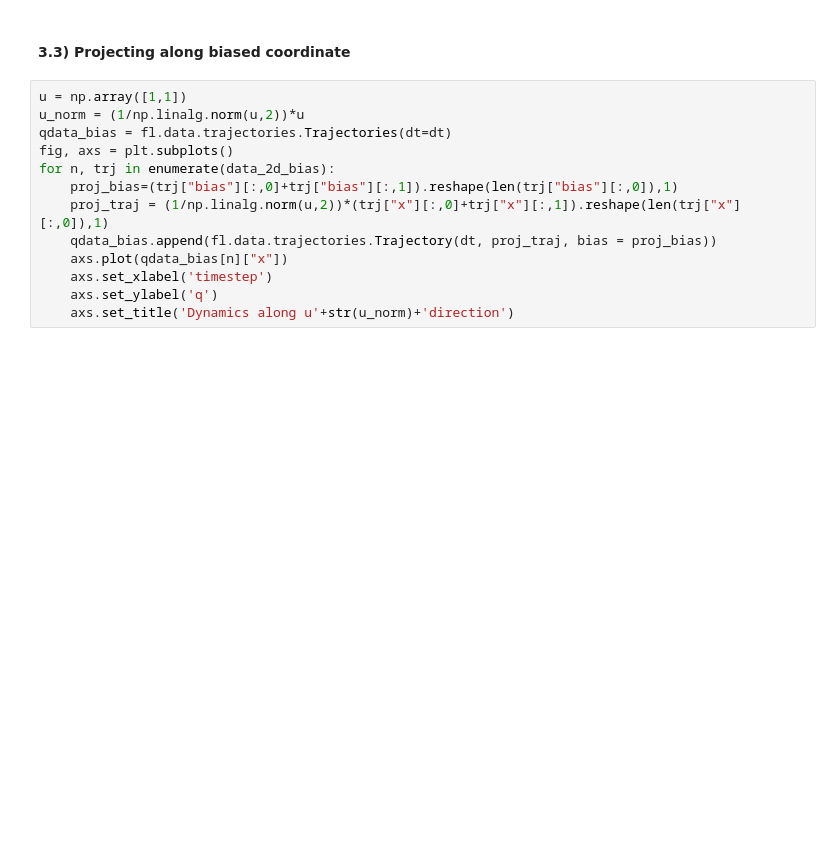
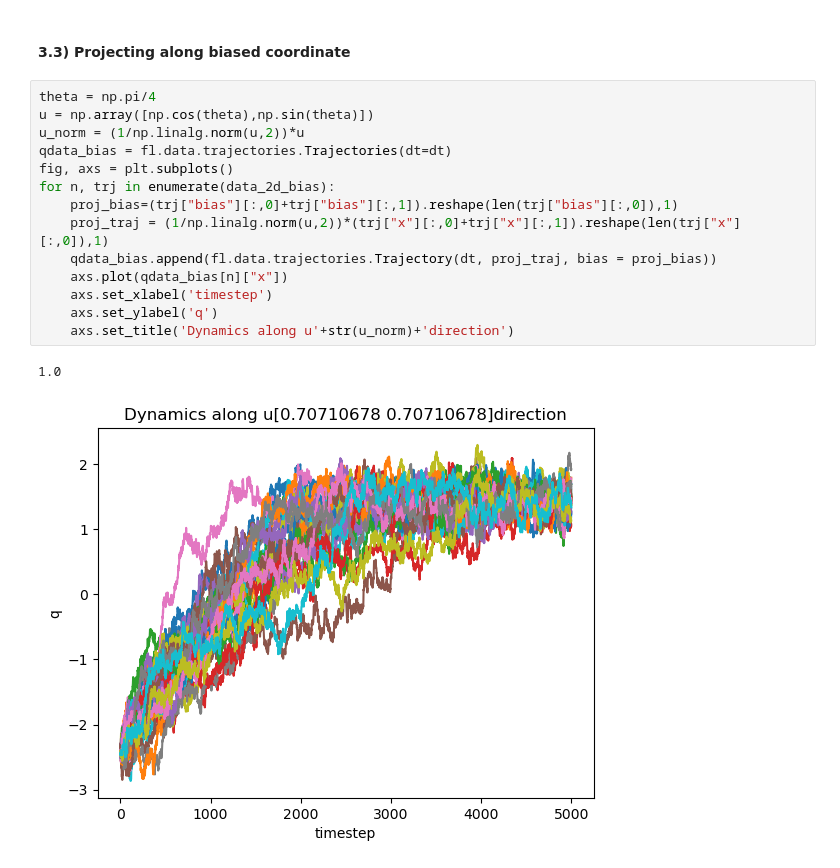
Before and after one commit to langevinmodel/folie, a Jupyter notebook: examples/tutorials/2D_DoubleWell_estimation.ipynb, the cells around one changed output. Cells and saved outputs as stored; diff of their text form; blank space fills up the shorter version.

```diff
--- a/examples/tutorials/2D_DoubleWell_estimation.ipynb
+++ b/examples/tutorials/2D_DoubleWell_estimation.ipynb
@@ -593,18 +643,22 @@ fig.suptitle('Order 3 Polynomial fitting along x direction')
 # %% [markdown]
 #### 3.3) Projecting along biased coordinate
 # %%
-u = np.array([1,1])
+theta = np.pi/4
+u = np.array([np.cos(theta),np.sin(theta)])
 u_norm = (1/np.linalg.norm(u,2))*u
 qdata_bias = fl.data.trajectories.Trajectories(dt=dt)
 fig, axs = plt.subplots()
 for n, trj in enumerate(data_2d_bias):
     proj_bias=(trj["bias"][:,0]+trj["bias"][:,1]).reshape(len(trj["bias"][:,0]),1)
     proj_traj = (1/np.linalg.norm(u,2))*(trj["x"][:,0]+trj["x"][:,1]).reshape(len(trj["x"][:,0]),1)
     qdata_bias.append(fl.data.trajectories.Trajectory(dt, proj_traj, bias = proj_bias))
     axs.plot(qdata_bias[n]["x"])
     axs.set_xlabel('timestep')
     axs.set_ylabel('q')
     axs.set_title('Dynamics along u'+str(u_norm)+'direction')
+# %% [output]
+1.0
+[figure, added]
 # %%
 n_knots=4
 qfa = np.linspace(qdata_bias.stats.min , qdata_bias.stats.max,75)
```
Also changed, not shown: parts of 16 cells of this notebook, 1 other file.
